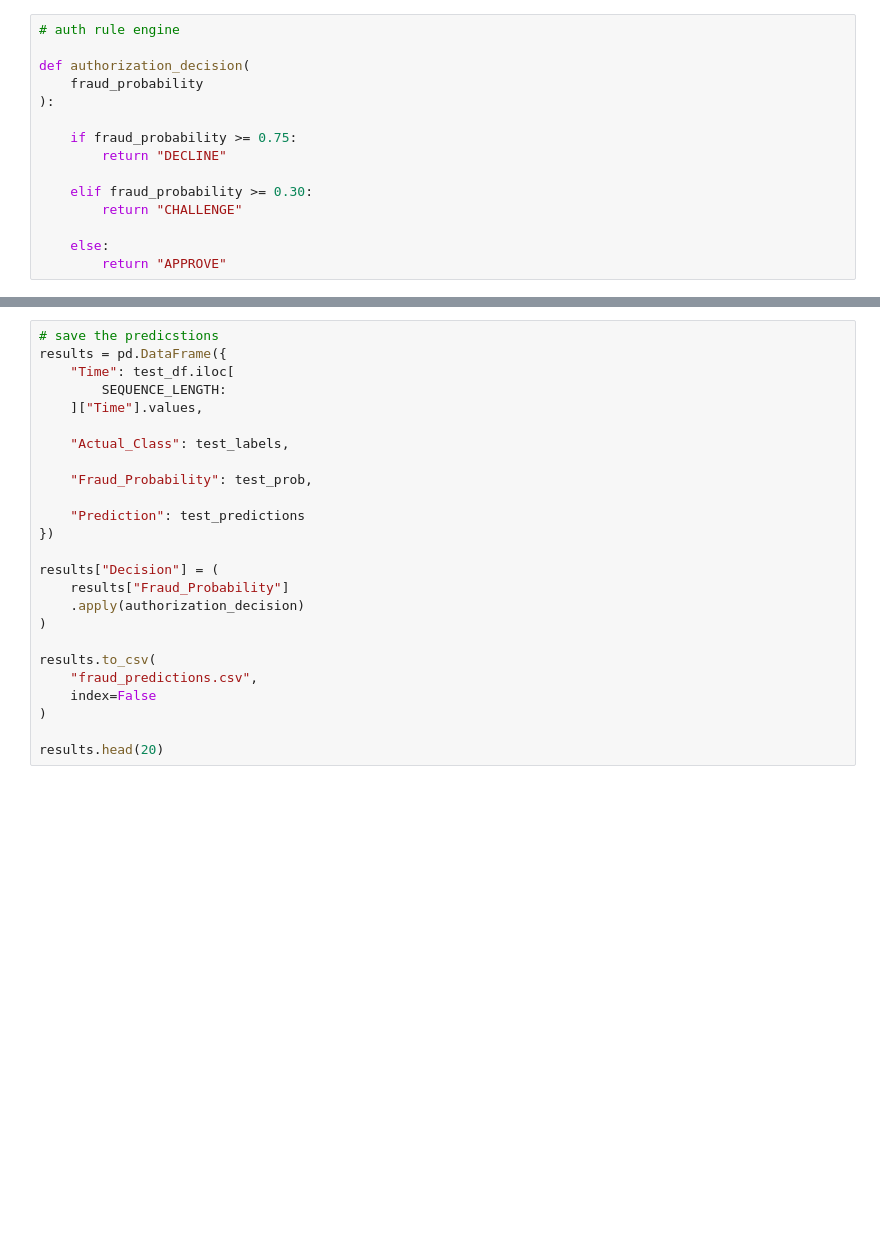
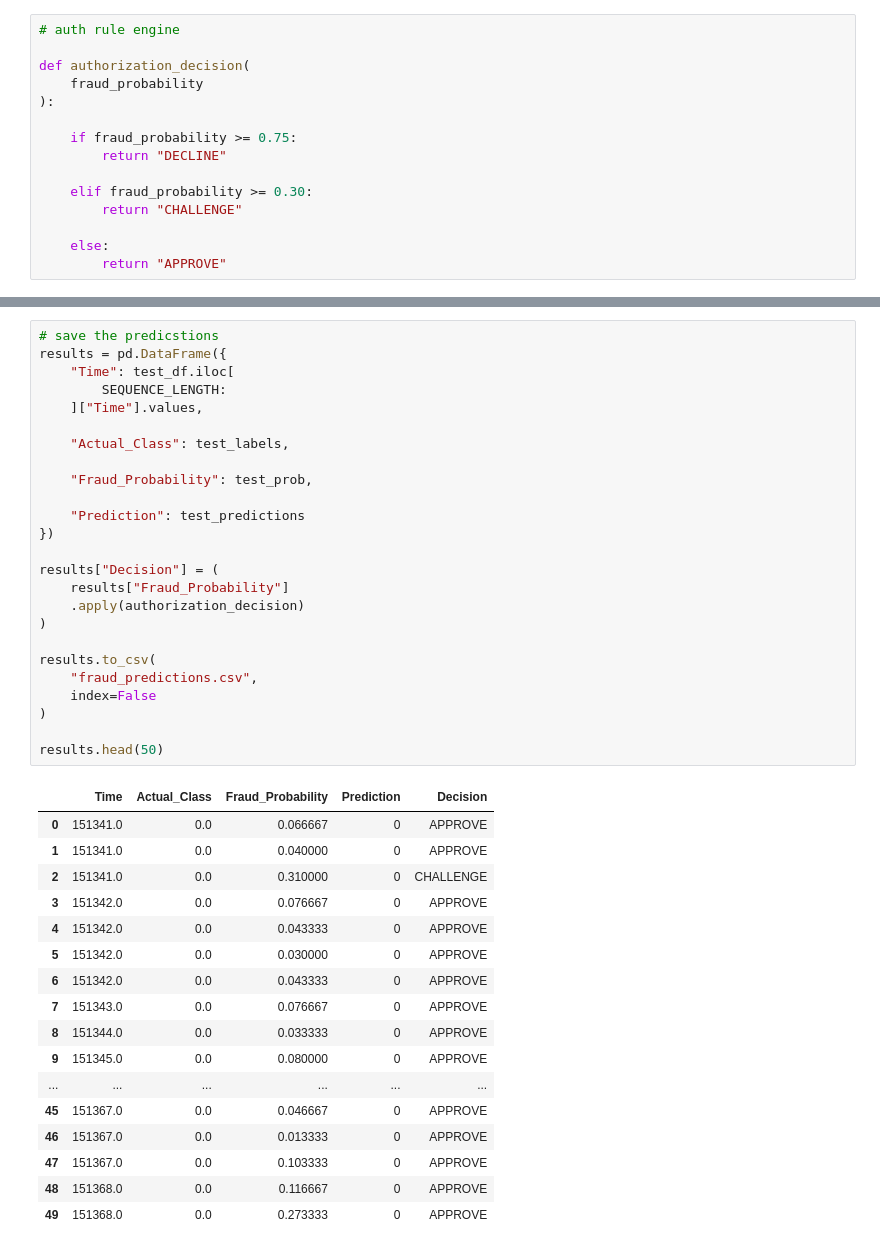
Before and after one commit to pabin/cc-fraud-detection, a Jupyter notebook: detector.ipynb, the cells around one changed output, grey strips where cells are left out. Cells and saved outputs as stored; diff of their text form; blank space fills up the shorter version.

```diff
--- a/detector.ipynb
+++ b/detector.ipynb
@@ -964,25 +992,43 @@ print("Models saved.")
 # %%
 # save the predicstions
 results = pd.DataFrame({
     "Time": test_df.iloc[
         SEQUENCE_LENGTH:
     ]["Time"].values,
 
     "Actual_Class": test_labels,
 
     "Fraud_Probability": test_prob,
 
     "Prediction": test_predictions
 })
 
 results["Decision"] = (
     results["Fraud_Probability"]
     .apply(authorization_decision)
 )
 
 results.to_csv(
     "fraud_predictions.csv",
     index=False
 )
 
-results.head(20)
+results.head(50)
+# %% [output]
+|  | Time | Actual_Class | Fraud_Probability | Prediction | Decision |
+| 0 | 151341.0 | 0.0 | 0.066667 | 0 | APPROVE |
+| 1 | 151341.0 | 0.0 | 0.040000 | 0 | APPROVE |
+| 2 | 151341.0 | 0.0 | 0.310000 | 0 | CHALLENGE |
+| 3 | 151342.0 | 0.0 | 0.076667 | 0 | APPROVE |
+| 4 | 151342.0 | 0.0 | 0.043333 | 0 | APPROVE |
+| 5 | 151342.0 | 0.0 | 0.030000 | 0 | APPROVE |
+| 6 | 151342.0 | 0.0 | 0.043333 | 0 | APPROVE |
+| 7 | 151343.0 | 0.0 | 0.076667 | 0 | APPROVE |
+| 8 | 151344.0 | 0.0 | 0.033333 | 0 | APPROVE |
+| 9 | 151345.0 | 0.0 | 0.080000 | 0 | APPROVE |
+| ... | ... | ... | ... | ... | ... |
+| 45 | 151367.0 | 0.0 | 0.046667 | 0 | APPROVE |
+| 46 | 151367.0 | 0.0 | 0.013333 | 0 | APPROVE |
+| 47 | 151367.0 | 0.0 | 0.103333 | 0 | APPROVE |
+| 48 | 151368.0 | 0.0 | 0.116667 | 0 | APPROVE |
+| 49 | 151368.0 | 0.0 | 0.273333 | 0 | APPROVE |
```
Also changed, not shown: parts of 12 cells of this notebook.
